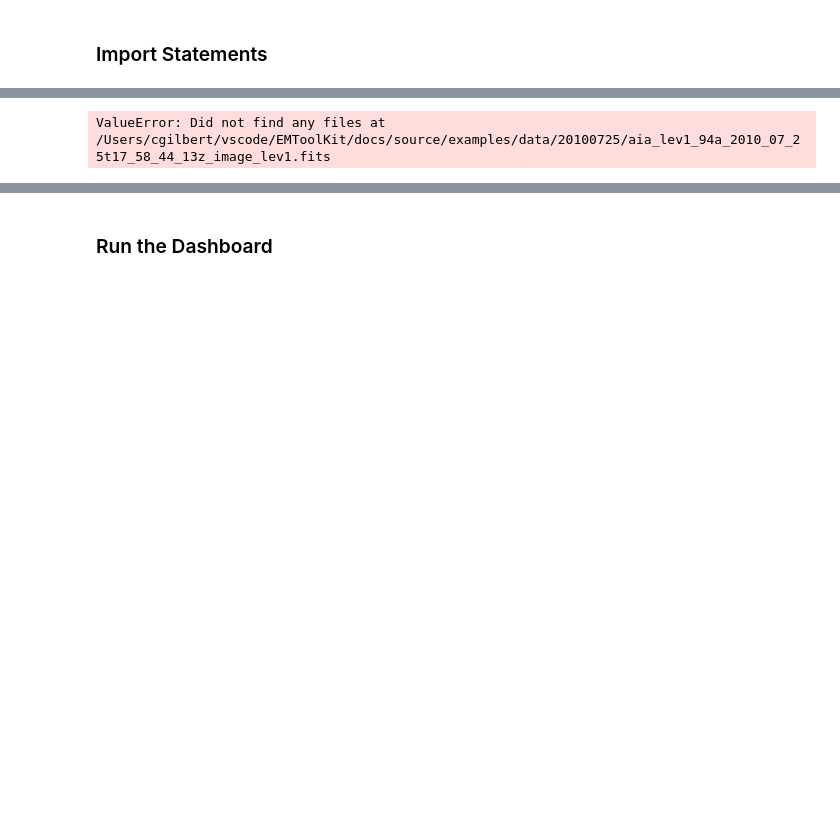
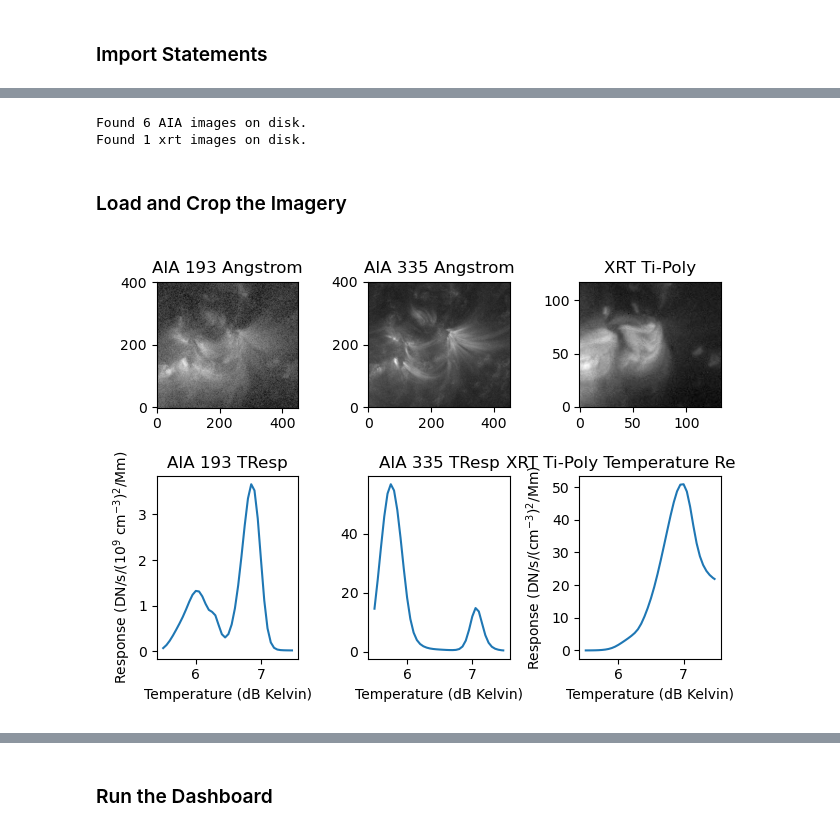
Before and after one commit to jeplowman/EMToolKit, a Jupyter notebook: docs/source/examples/EMToolKit_example_multi_instrument_downsampling.ipynb, the cells around one changed output, grey strips where cells are left out. Drawn from its saved outputs; the diff is of its cells as text; code cells hidden in the pictures; blank space fills up the shorter version.

```diff
--- a/docs/source/examples/EMToolKit_example_multi_instrument_downsampling.ipynb
+++ b/docs/source/examples/EMToolKit_example_multi_instrument_downsampling.ipynb
@@ -85,0 +49,15 @@ paths = aia_paths + xrt_paths
+# %%
+from EMToolKit.instruments.aia import download_sdo_data
+from EMToolKit.instruments.xrt import download_xrt_data
+
+date='2010/07/25 17:58:44'
+
+# Download the data
+aia_paths, sdo_data_dir = download_sdo_data(base_path, date, redownload=redownload)
+xrt_paths, xrt_data_dir = download_xrt_data(base_path, date, redownload=redownload)
+paths = aia_paths + xrt_paths
+# %% [output]
+Found 6 AIA images on disk.
+Found 1 xrt images on disk.
+# %% [markdown]
+### Load and Crop the Imagery
@@ -86,30 +77,26 @@ paths = aia_paths + xrt_paths
 # %%
-aiamaps = load_from_paths(paths[0:6],xl=xl,yl=yl,dx=dx,dy=dy)
-# We're loading these separately so that we can apply an offset to the XRT data -- there appears
-# to be a significant misalignment based on manual inspection and testing:
-#xrt_offsets = [-2*u.arcsec, -11*u.arcsec]
-#xrt_offsets = [-7*u.arcsec, -23*u.arcsec]
+
+# Load the XRT Image ###
+    # We're loading these separately so that we can apply an offset to the XRT data -- there appears
+    # to be a significant misalignment based on manual inspection and testing:
+
 xrt_offsets = [-5*u.arcsec, -20*u.arcsec]
-xrtmap = load_from_paths([[paths[0]],hinode_path],xl=xl+xrt_offsets[0],yl=yl+xrt_offsets[1],dx=dx,dy=dy)[1]
+xrtmap = load_from_paths([[paths[0]],xrt_paths[0]],xl=xl+xrt_offsets[0],yl=yl+xrt_offsets[1],dx=xlen,dy=ylen)[1]
 xrtmap.meta['crval1'] -= xrt_offsets[0].value
 xrtmap.meta['crval2'] -= xrt_offsets[1].value
 
-[xrtmaps,xrterrs,xrt_trlogts,xrt_tresps] = xrt_wrapper([xrtmap])
-[maps,errs,trlogts,tresps] = aia_wrapper(aiamaps)
+[xrtmaps,xrterrs,xrt_trlogts,xrt_tresps] = xrt_wrapper([xrtmap], temperature_array=temperature_array)
+
+# # Append the XRT data to the AIA data
 maps.append(xrtmaps[0])
 errs.append(xrterrs[0])
 trlogts.append(xrt_trlogts[0])
 tresps.append(xrt_tresps[0])
 
-logt = np.linspace(5.5,7.5,41)
-for i in range(0,len(tresps)):
-	tresps[i] = np.interp(logt,trlogts[i],tresps[i])
-	trlogts[i] = copy.deepcopy(logt)
+
 
 # Normalizing the response functions makes them much easier for the solver to handle.
 datmax_nominal = 1.0e4 # The nominal maximum of the data
 overall_norm = datmax_nominal/np.max(np.array(tresps))
 norms = np.max(np.array(tresps),axis=0)/np.max(np.array(tresps))/overall_norm
-# %% [output]
-ValueError: Did not find any files at /Users/cgilbert/vscode/EMToolKit/docs/source/examples/data/20100725/aia_lev1_94a_2010_07_25t17_58_44_13z_image_lev1.fits
 # %%
@@ -120,21 +107,32 @@ datasequence = emtk.em_data(maps,errs,trlogts,tresps)
 em_collection = emtk.em_collection(datasequence)
 # %%
 # Show some of the AIA channels and their temperature responses for illustration:
-plt_emmax = 5.0e28
-gfac = 1.0/2.2
+plt_emmax = 5.0e28  # Maximum emission value for plotting
+gfac = 1.0 / 2.2  # Gamma correction factor for visualization
 
-fig, axs = plt.subplots(2, 3)
-axs[0,0].imshow(np.clip(maps[1].data/np.max(tresps[1]),0,plt_emmax)**gfac,cmap=plt.get_cmap('gray'))
-axs[0,0].set(title='AIA 193 Angstrom')
-axs[1,0].plot(trlogts[1],tresps[1]/1.0e-27)
-axs[1,0].set(title='AIA 193 Temperature Response',xlabel='Temperature (dB Kelvin)',ylabel='Response (DN/s/(10$^9$ cm$^{-3})^2$/Mm)')
+fig, axs = plt.subplots(2, 3)  # Create a figure with a 2x3 grid of subplots
 
-axs[0,1].imshow(np.clip(maps[2].data/np.max(tresps[2]),0,plt_emmax)**gfac,cmap=plt.get_cmap('gray'))
-axs[0,1].set(title='AIA 335 Angstrom')
-axs[1,1].plot(trlogts[2],tresps[2]/1.0e-27)
-axs[1,1].set(title='AIA 335 Temperature Response',xlabel='Temperature (dB Kelvin)',ylabel='Response (DN/s/(cm$^{-3})^2$/Mm)')
+# Plot AIA 193 Angstrom channel
+axs[0, 0].imshow(np.clip(maps[1].data / np.max(tresps[1]), 0, plt_emmax) ** gfac, cmap=plt.get_cmap('gray'))
+axs[0, 0].set(title='AIA 193 Angstrom')
+axs[1, 0].plot(trlogts[1], tresps[1] / 1.0e-27)
+axs[1, 0].set(title='AIA 193 TResp', xlabel='Temperature (dB Kelvin)', ylabel='Response (DN/s/(10$^9$ cm$^{-3})^2$/Mm)')
 
-axs[0,2].imshow(np.clip(maps[5].data/np.max(tresps[5]),0,plt_emmax)**gfac,cmap=plt.get_cmap('gray'))
-axs[0,2].set(title='AIA 94 Angstrom')
-axs[1,2].plot(trlogts[5],tresps[5]/1.0e-27)
-axs[1,2].set(title='AIA 94 Temperature Response',xlabel='Temperature (dB Kelvin)',ylabel='Response (DN/s/(cm$^{-3})^2$/Mm)')
+# Plot AIA 335 Angstrom channel
+axs[0, 1].imshow(np.clip(maps[2].data / np.max(tresps[2]), 0, plt_emmax) ** gfac, cmap=plt.get_cmap('gray'))
+axs[0, 1].set(title='AIA 335 Angstrom')
+axs[1, 1].plot(trlogts[2], tresps[2] / 1.0e-27)
+axs[1, 1].set(title='AIA 335 TResp', xlabel='Temperature (dB Kelvin)')
+
+# Plot XRT channel
+axs[0,2].imshow(np.clip(maps[-1].data/np.max(tresps[-1]),0,plt_emmax)**gfac,cmap=plt.get_cmap('gray'))
+axs[0,2].set(title='XRT Ti-Poly')
+axs[1,2].plot(trlogts[-1],tresps[-1]/1.0e-27)
+
+axs[1,2].set(title='XRT Ti-Poly Temperature Response',xlabel='Temperature (dB Kelvin)',ylabel='Response (DN/s/(cm$^{-3})^2$/Mm)')
+
+# Adjust layout and show the plots
+plt.tight_layout()
+plt.show(block=True)
+# %% [output]
+[figure, added]
```
Also changed, not shown: parts of 20 cells of this notebook, 12 other files.
